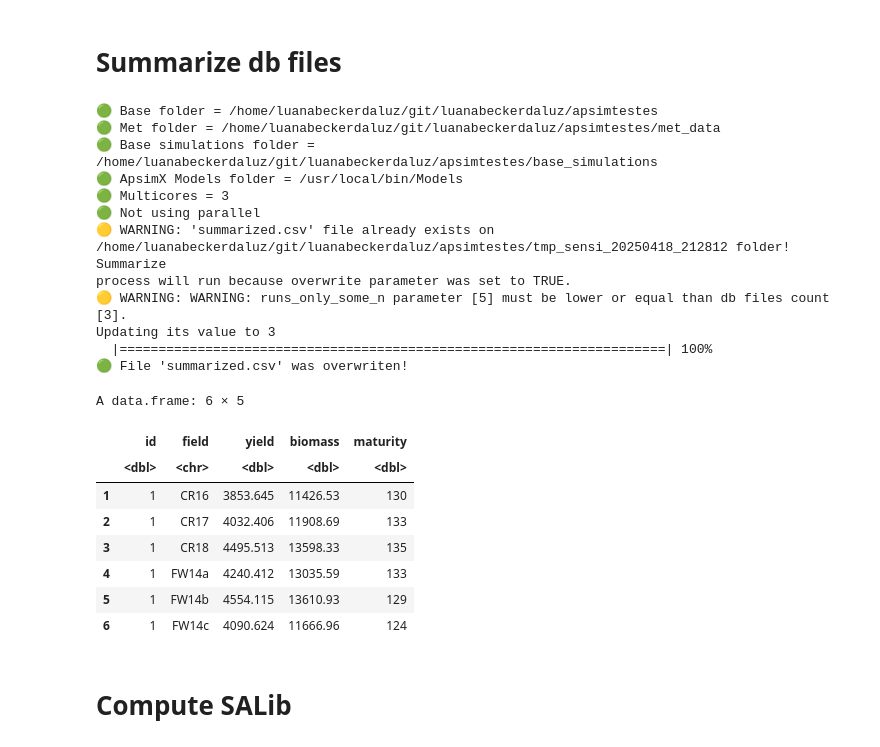
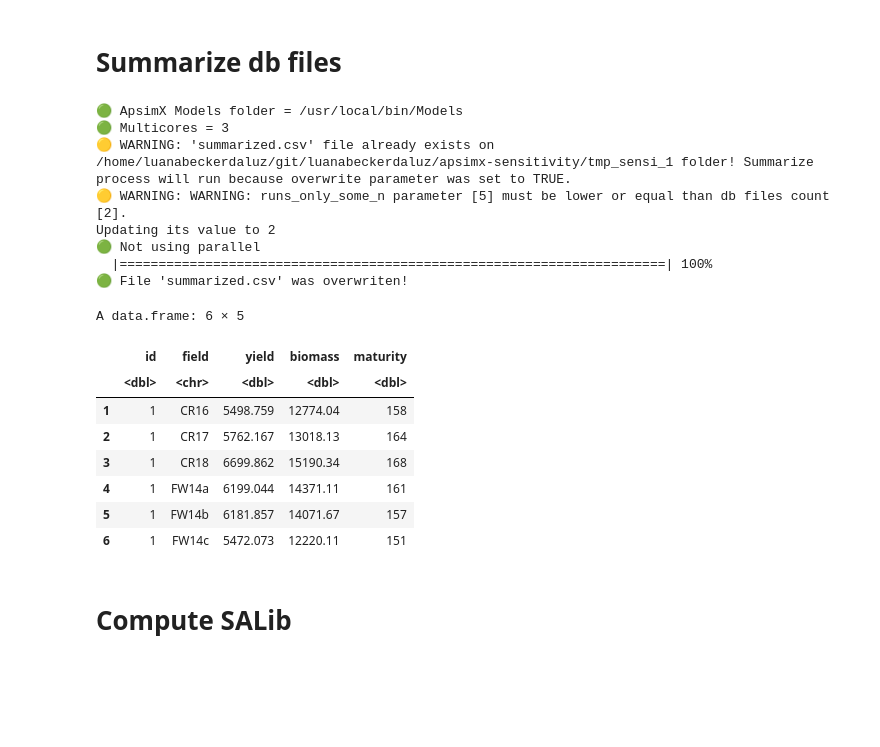
Before and after one commit to luanabeckerdaluz/rapsimx, a Jupyter notebook: sensitivity/sensitivity.ipynb, the cells around one changed output. Drawn from its saved outputs; the diff is of its cells as text; code cells hidden in the pictures; blank space fills up the shorter version.

```diff
--- a/sensitivity/sensitivity.ipynb
+++ b/sensitivity/sensitivity.ipynb
@@ -20,9 +20,9 @@ init(multicores = 3)
 # %% [markdown]
 # Generate or load sensi folder
 # %%
-sensi_tmp_folder <- sensi_folder_generate(
+sensi_tmp_folder <- generate_sensi_folder(
   folderpath = "../tmp_sensi_1",
-  met_folderpath = "../met-data/",
+  copy_met_data_from = "../met_data/",
   overwrite = TRUE
 )
 
@@ -248,40 +140,37 @@ Timing stopped at: 15.57 0.684 17.8
 # %%
 source(file.path("..", "R", "init.R"))
 init(multicores = 3)
 
 summarized_df <- summarize_harvest_dbs(
   sensi_folder = sensi_tmp_folder,
   # ids_to_summarize = c(1, 2),
   runs_only_some_n = 5L,
   parallel = FALSE,
-  number_of_fields = 32L,
+  # number_of_fields = 32L,
   overwrite = TRUE,
   dry_run = FALSE
 )
 head(summarized_df)
 # %% [output]
-🟢 Base folder = /home/luanabeckerdaluz/git/luanabeckerdaluz/apsimtestes
-🟢 Met folder = /home/luanabeckerdaluz/git/luanabeckerdaluz/apsimtestes/met_data
-🟢 Base simulations folder = /home/luanabeckerdaluz/git/luanabeckerdaluz/apsimtestes/base_simulations
 🟢 ApsimX Models folder = /usr/local/bin/Models
 🟢 Multicores = 3
+🟡 WARNING: 'summarized.csv' file already exists on
+/home/luanabeckerdaluz/git/luanabeckerdaluz/apsimx-sensitivity/tmp_sensi_1 folder! Summarize
+process will run because overwrite parameter was set to TRUE.
+🟡 WARNING: WARNING: runs_only_some_n parameter [5] must be lower or equal than db files count [2].
+Updating its value to 2
 🟢 Not using parallel
-🟡 WARNING: 'summarized.csv' file already exists on
-/home/luanabeckerdaluz/git/luanabeckerdaluz/apsimtestes/tmp_sensi_20250418_212812 folder! Summarize
-process will run because overwrite parameter was set to TRUE.
-🟡 WARNING: WARNING: runs_only_some_n parameter [5] must be lower or equal than db files count [3].
-Updating its value to 3
   |======================================================================| 100%
 🟢 File 'summarized.csv' was overwriten!
 A data.frame: 6 × 5
 |  | id | field | yield | biomass | maturity |
 |  | <dbl> | <chr> | <dbl> | <dbl> | <dbl> |
-| 1 | 1 | CR16 | 3853.645 | 11426.53 | 130 |
-| 2 | 1 | CR17 | 4032.406 | 11908.69 | 133 |
-| 3 | 1 | CR18 | 4495.513 | 13598.33 | 135 |
-| 4 | 1 | FW14a | 4240.412 | 13035.59 | 133 |
-| 5 | 1 | FW14b | 4554.115 | 13610.93 | 129 |
-| 6 | 1 | FW14c | 4090.624 | 11666.96 | 124 |
+| 1 | 1 | CR16 | 5498.759 | 12774.04 | 158 |
+| 2 | 1 | CR17 | 5762.167 | 13018.13 | 164 |
+| 3 | 1 | CR18 | 6699.862 | 15190.34 | 168 |
+| 4 | 1 | FW14a | 6199.044 | 14371.11 | 161 |
+| 5 | 1 | FW14b | 6181.857 | 14071.67 | 157 |
+| 6 | 1 | FW14c | 5472.073 | 12220.11 | 151 |
 # %% [markdown]
 # Compute SALib
 # %%
```
Also changed, not shown: parts of 5 cells of this notebook, 7 other files.
